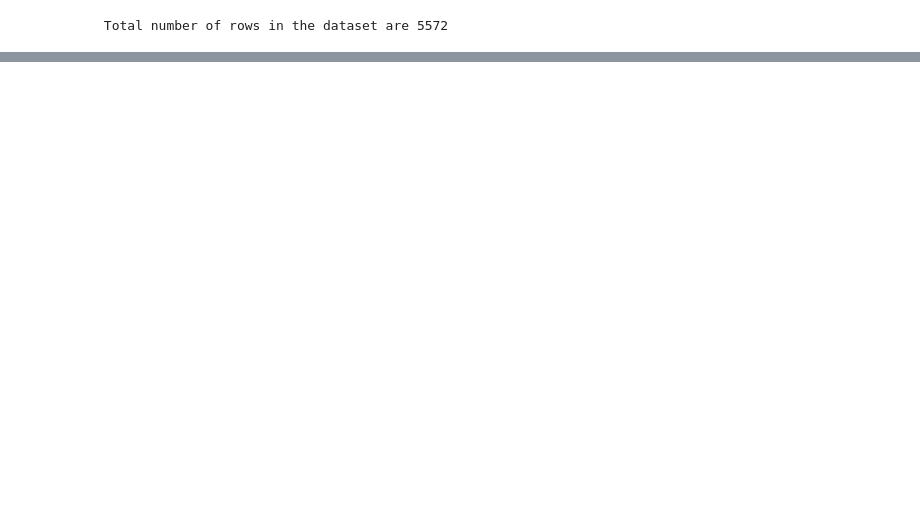
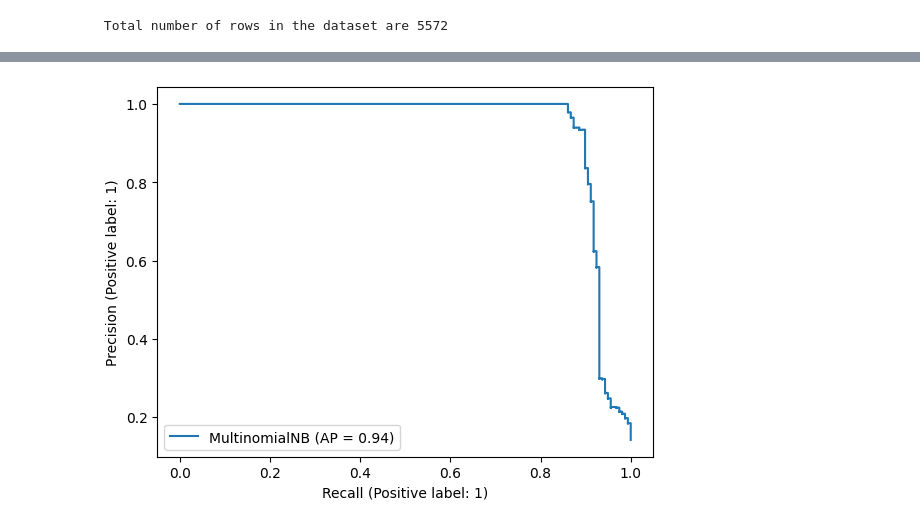
Before and after one commit to shilpeemaitra/Lab, a Jupyter notebook: Lab8_2348557.ipynb, the cells around one changed output, grey strips where cells are left out. Cells and saved outputs as stored; diff of their text form; code cells hidden in the pictures; blank space fills up the shorter version.

```diff
--- a/Lab8_2348557.ipynb
+++ b/Lab8_2348557.ipynb
@@ -296,0 +104,7 @@ Acknowledgememnt:
+# %%
+#plotting the precision recall curve
+from sklearn.metrics import PrecisionRecallDisplay
+PrecisionRecallDisplay.from_estimator(model, vectorizer.transform(X_test), y_test)
+plt.show ()
+# %% [output]
+[figure, added]
```
Also changed, not shown: parts of 32 cells of this notebook.
